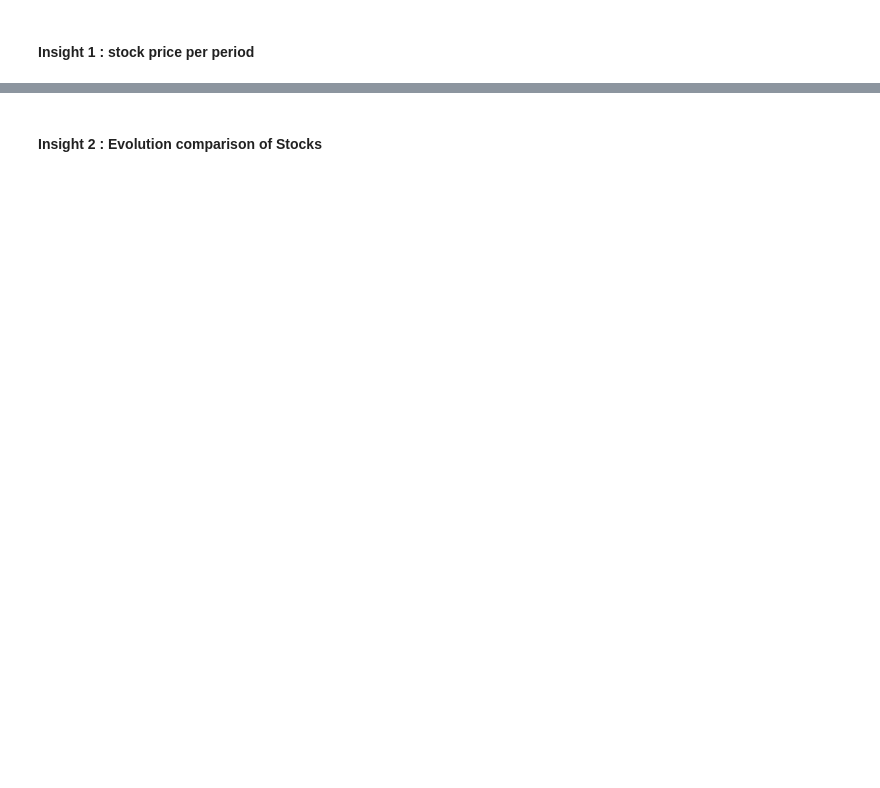
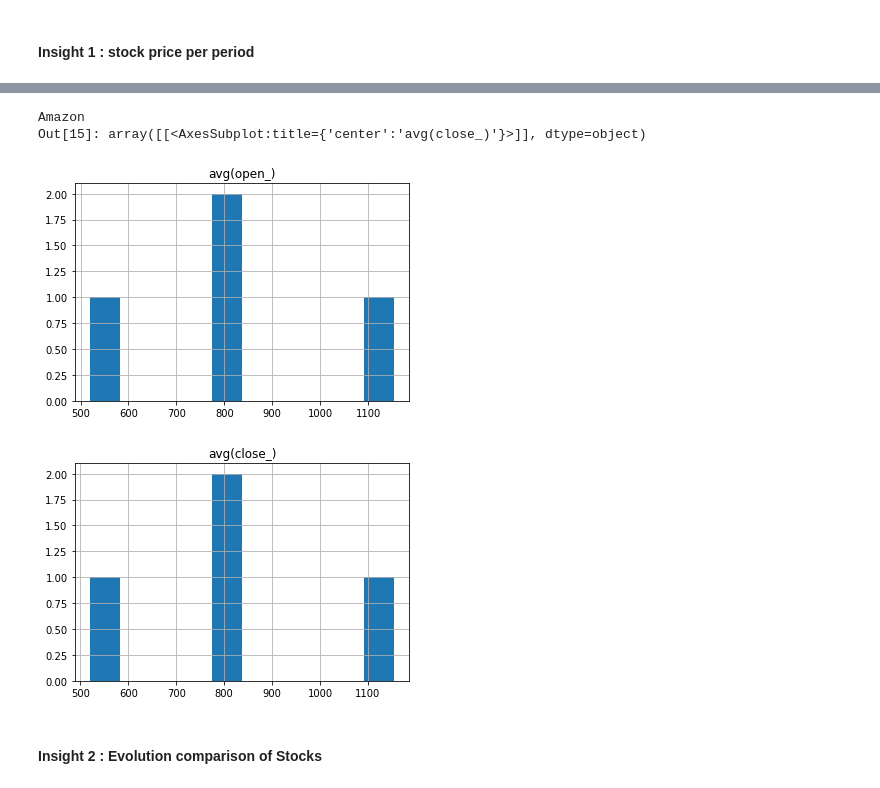
Before and after one commit to juliengan/Stock-Analysis, a Jupyter notebook: Project_Datalakes_Stocks_Ngan_Jamal_Ahmad.ipynb, the cells around one changed output, grey strips where cells are left out. Cells and saved outputs as stored; diff of their text form; code cells hidden in the pictures; blank space fills up the shorter version.

```diff
--- a/Project_Datalakes_Stocks_Ngan_Jamal_Ahmad.ipynb
+++ b/Project_Datalakes_Stocks_Ngan_Jamal_Ahmad.ipynb
@@ -348,3 +241,12 @@ array([[<matplotlib.axes._subplots.AxesSubplot object at 0x...>]],
+# %%
+print("Amazon")
+avg_y.toPandas().hist('avg(open_)')
+avg_y.toPandas().hist('avg(close_)')
+# %% [output]
+Amazon
+Out[15]: array([[<AxesSubplot:title={'center':'avg(close_)'}>]], dtype=object)
+[figure, added]
+[figure, added]
 # %% [markdown]
 #### Insight 2 : Evolution comparison of Stocks
 # %%
```
Also changed, not shown: parts of 52 cells of this notebook.
